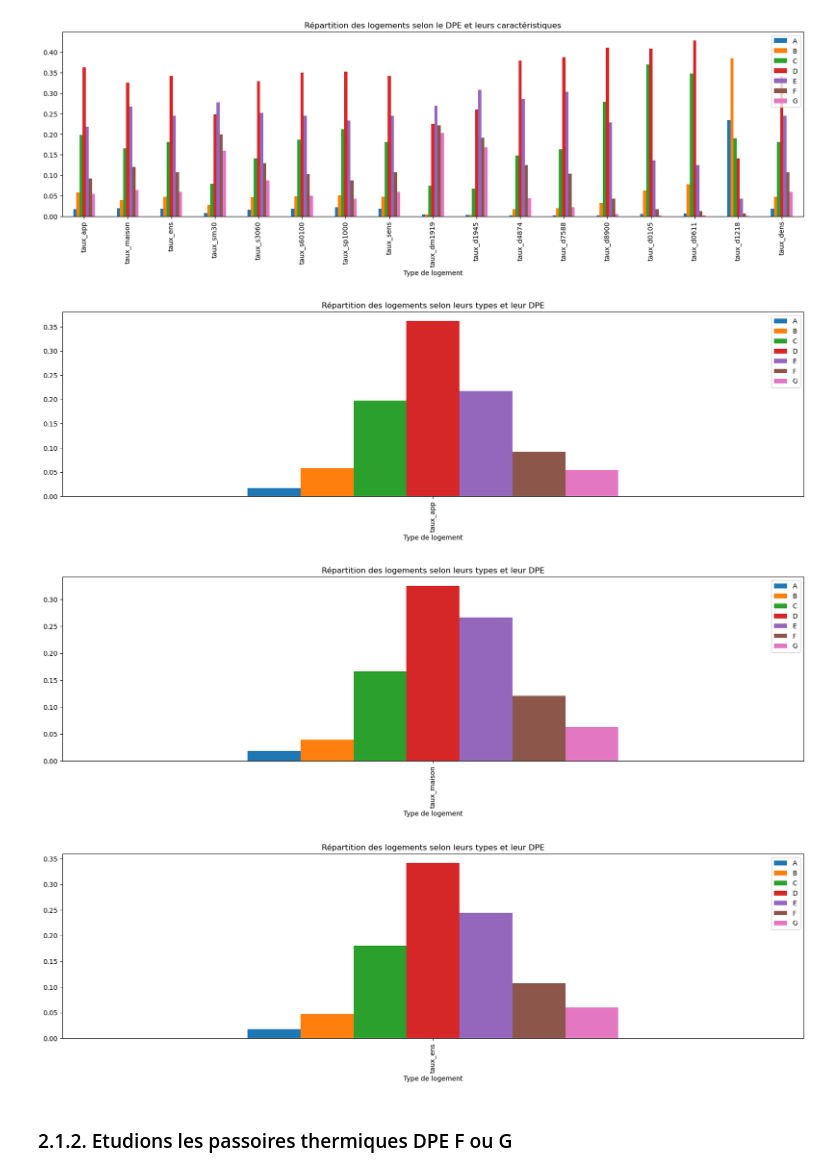
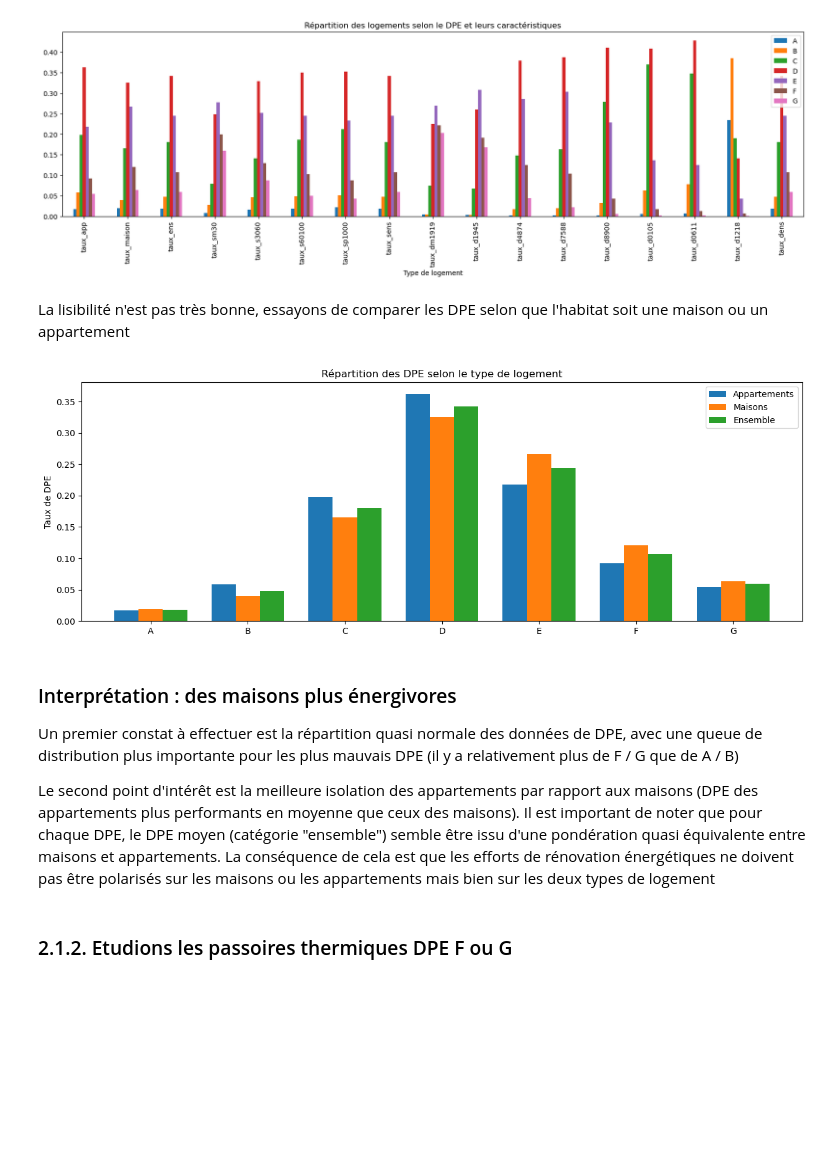
Before and after one commit to f-b-l/python2A, a Jupyter notebook: Master Notebook.ipynb, the cells around one changed output. Drawn from its saved outputs; the diff is of its cells as text; code cells hidden in the pictures; blank space fills up the shorter version.

```diff
--- a/Master Notebook.ipynb
+++ b/Master Notebook.ipynb
@@ -555,22 +529,52 @@ df_to_plot_log1.plot(x ='Type de logement', y=['A','B','C','D','E','F','G'],kind
 <AxesSubplot: title={'center': 'Répartition des logements selon le DPE et leurs caractéristiques'}, xlabel='Type de logement'>
 [figure]
 [figure]
-# %%
-#c'est peu lisible on va se restreindre selon les types de caractéristiques
-#Maison ou appartement
-df_to_plot_log1_ma = pd.DataFrame(df_log_nat_work[(df_log_nat_work['Type de logement'] == 'taux_app')],columns=['Type de logement','A','B','C','D','E','F','G'])
-df_to_plot_log1_ma.plot(x ='Type de logement', y=['A','B','C','D','E','F','G'],kind = 'bar', figsize=(20,5), title="Répartition des logements selon leurs types et leur DPE")
-#plt.xlabel('DPE')
-#plt.ylabel('%')
-df_to_plot_log1_ma = pd.DataFrame(df_log_nat_work[(df_log_nat_work['Type de logement'] == 'taux_maison')],columns=['Type de logement','A','B','C','D','E','F','G'])
-df_to_plot_log1_ma.plot(x ='Type de logement', y=['A','B','C','D','E','F','G'],kind = 'bar', figsize=(20,5), title="Répartition des logements selon leurs types et leur DPE")
-df_to_plot_log1_ma = pd.DataFrame(df_log_nat_work[(df_log_nat_work['Type de logement'] == 'taux_ens')],columns=['Type de logement','A','B','C','D','E','F','G'])
-df_to_plot_log1_ma.plot(x ='Type de logement', y=['A','B','C','D','E','F','G'],kind = 'bar', figsize=(20,5), title="Répartition des logements selon leurs types et leur DPE")
-plt.show()
-# %% [output]
-[figure, removed]
-[figure, removed]
-[figure, removed]
+# %% [markdown]
+La lisibilité n'est pas très bonne, essayons de comparer les DPE selon que l'habitat soit une maison ou un appartement
+# %%
+abscisse=['A','B','C','D','E','F','G']
+
+#ci-dessous on traite les appartements, on passe par des listes pour pouvoir afficher tous les graphes sur une même ligne
+dpe_app=liste=df_log_nat_work.loc[[2]].values.tolist()
+dpe_app=dpe_app[0]
+dpe_app.remove('taux_app')
+dpe_app.pop()
+
+#ci-dessous on traite les maisons
+dpe_maison=liste=df_log_nat_work.loc[[5]].values.tolist()
+dpe_maison=dpe_maison[0]
+dpe_maison.remove('taux_maison')
+dpe_maison.pop()
+
+#ci-dessous l'ensemble
+dpe_ens=liste=df_log_nat_work.loc[[7]].values.tolist()
+dpe_ens=dpe_ens[0]
+dpe_ens.remove('taux_ens')
+dpe_ens.pop()
+
+x = np.arange(len(abscisse))  # localisation des labels
+width = 0.25  # taille des barres
+
+fig, ax = plt.subplots()
+appart = ax.bar(x - width, dpe_app, width, label='Appartements')
+maison = ax.bar(x, dpe_maison, width, label='Maisons')
+ensemble = ax.bar(x + width, dpe_ens, width, label='Ensemble')
+
+ax.set_ylabel('Taux de DPE')
+ax.set_title('Répartition des DPE selon le type de logement')
+ax.set_xticks(x,abscisse)
+ax.legend()
+fig.set_size_inches(15, 5)
+
+plt.show()
+# %% [output]
+[figure, added]
+# %% [markdown]
+### Interprétation : des maisons plus énergivores
+
+Un premier constat à effectuer est la répartition quasi normale des données de DPE, avec une queue de distribution plus importante pour les plus mauvais DPE (il y a relativement plus de F / G que de A / B)
+
+Le second point d'intérêt est la meilleure isolation des appartements par rapport aux maisons (DPE des appartements plus performants en moyenne que ceux des maisons). Il est important de noter que pour chaque DPE, le DPE moyen (catégorie "ensemble") semble être issu d'une pondération quasi équivalente entre maisons et appartements. La conséquence de cela est que les efforts de rénovation énergétiques ne doivent pas être polarisés sur les maisons ou les appartements mais bien sur les deux types de logement
 # %% [markdown]
 ### 2.1.2. Etudions les passoires thermiques DPE F ou G
 # %% [markdown]
```
Also changed, not shown: parts of 14 cells of this notebook.
